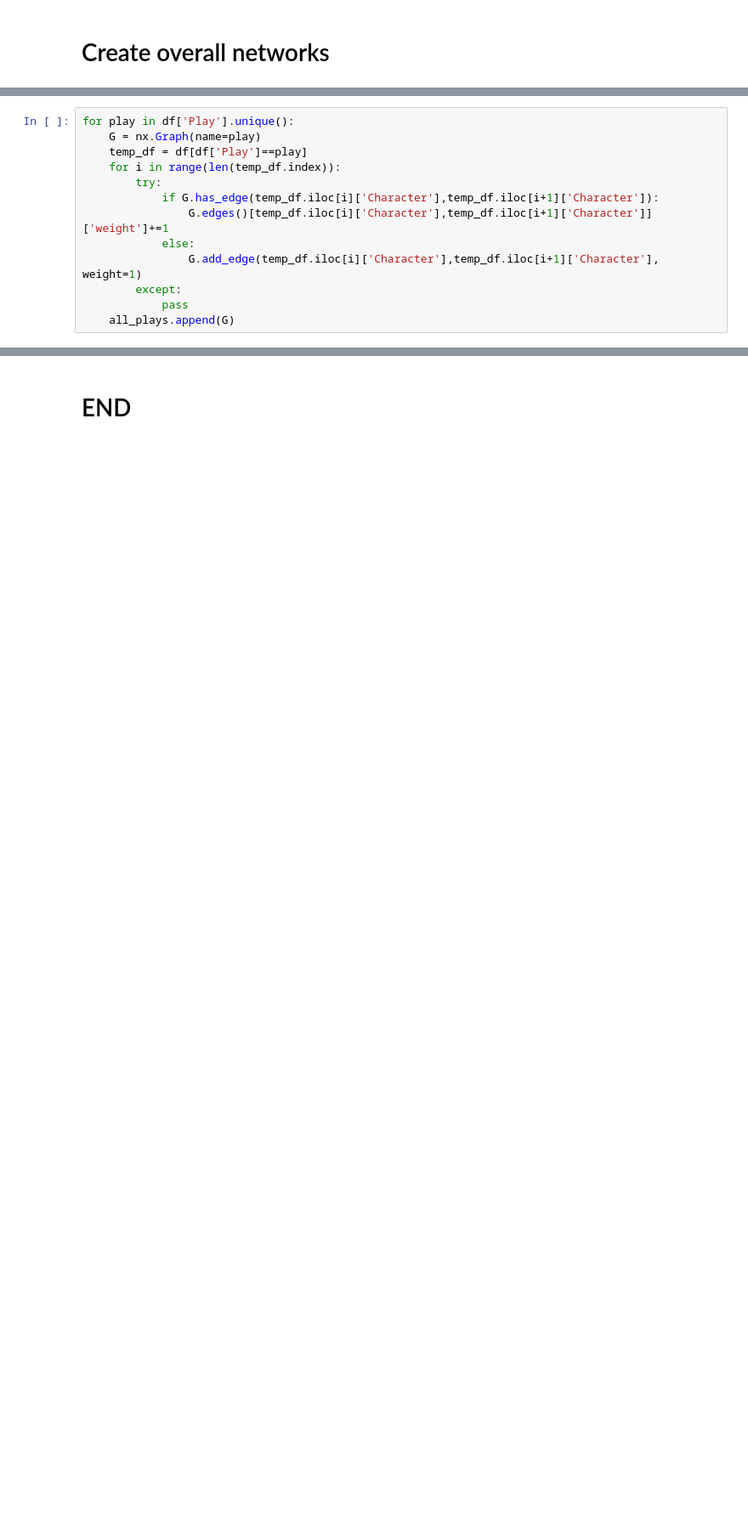
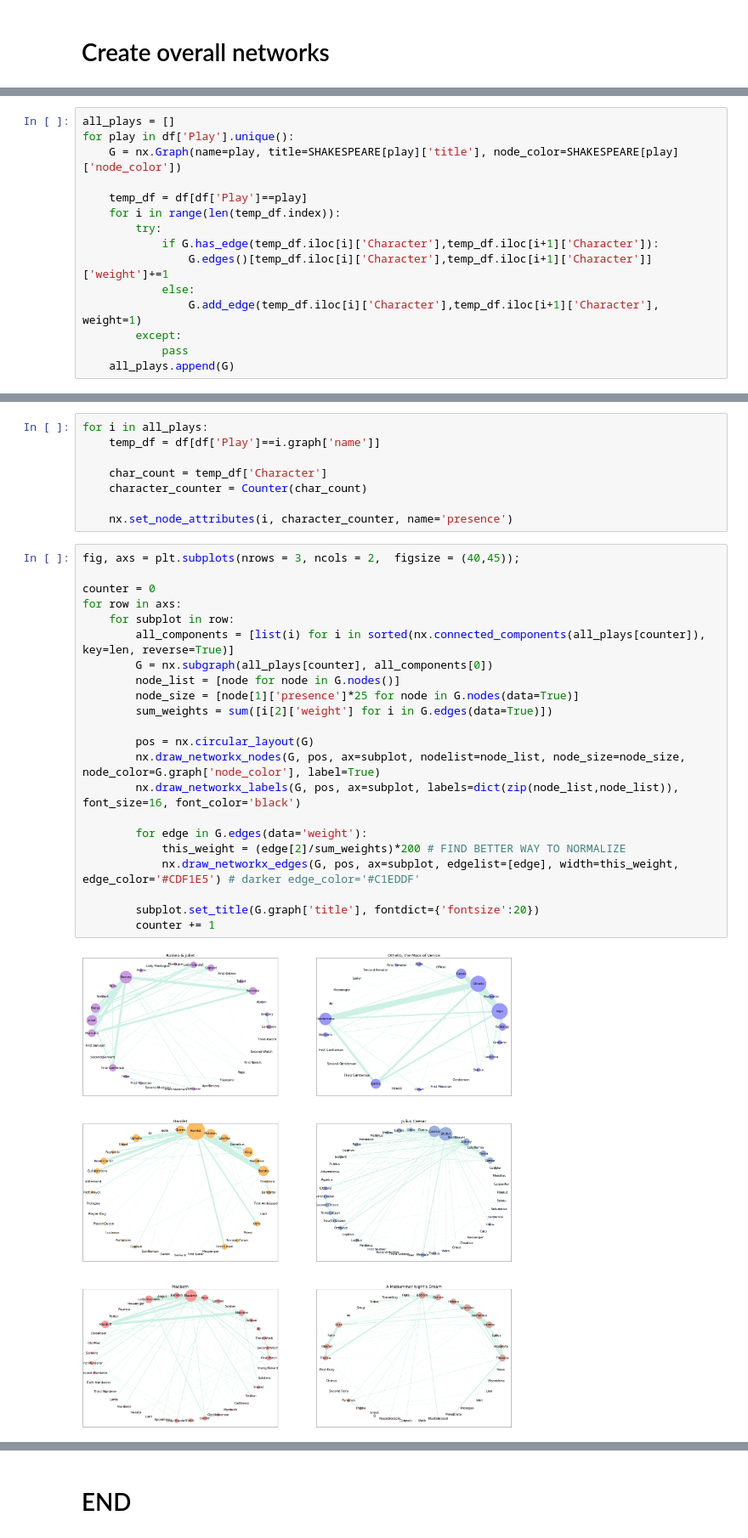
Before and after one commit to Bcromas/shakespearean_networks, a Jupyter notebook: networksFromJSON.ipynb, the cells around one changed output, grey strips where cells are left out. Shown at 85% size. Cells and saved outputs as stored; diff of their text form; blank space fills up the shorter version.

Commit message:
create plots of all static graphs

```diff
--- a/networksFromJSON.ipynb
+++ b/networksFromJSON.ipynb
@@ -47,6 +85,8 @@ all_plays = []
 # %%
+all_plays = []
 for play in df['Play'].unique():
-    G = nx.Graph(name=play)
+    G = nx.Graph(name=play, title=SHAKESPEARE[play]['title'], node_color=SHAKESPEARE[play]['node_color'])
+
     temp_df = df[df['Play']==play]
     for i in range(len(temp_df.index)):
         try:
@@ -59,0 +102,32 @@ for play in df['Play'].unique():
+# %%
+for i in all_plays:
+    temp_df = df[df['Play']==i.graph['name']]
+
+    char_count = temp_df['Character']
+    character_counter = Counter(char_count)
+
+    nx.set_node_attributes(i, character_counter, name='presence')
+# %%
+fig, axs = plt.subplots(nrows = 3, ncols = 2,  figsize = (40,45));
+
+counter = 0
+for row in axs:
+    for subplot in row:
+        all_components = [list(i) for i in sorted(nx.connected_components(all_plays[counter]), key=len, reverse=True)]
+        G = nx.subgraph(all_plays[counter], all_components[0])
+        node_list = [node for node in G.nodes()]
+        node_size = [node[1]['presence']*25 for node in G.nodes(data=True)]
+        sum_weights = sum([i[2]['weight'] for i in G.edges(data=True)])
+
+        pos = nx.circular_layout(G)
+        nx.draw_networkx_nodes(G, pos, ax=subplot, nodelist=node_list, node_size=node_size, node_color=G.graph['node_color'], label=True)
+        nx.draw_networkx_labels(G, pos, ax=subplot, labels=dict(zip(node_list,node_list)), font_size=16, font_color='black')
+
+        for edge in G.edges(data='weight'):
+            this_weight = (edge[2]/sum_weights)*200 # FIND BETTER WAY TO NORMALIZE
+            nx.draw_networkx_edges(G, pos, ax=subplot, edgelist=[edge], width=this_weight, edge_color='#CDF1E5') # darker edge_color='#C1EDDF'
+
+        subplot.set_title(G.graph['title'], fontdict={'fontsize':20})
+        counter += 1
+# %% [output]
+[figure, added]
```
Also changed, not shown: parts of 10 cells of this notebook.
